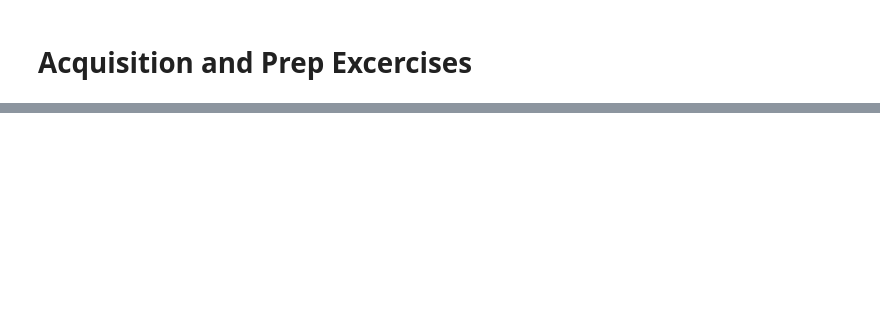
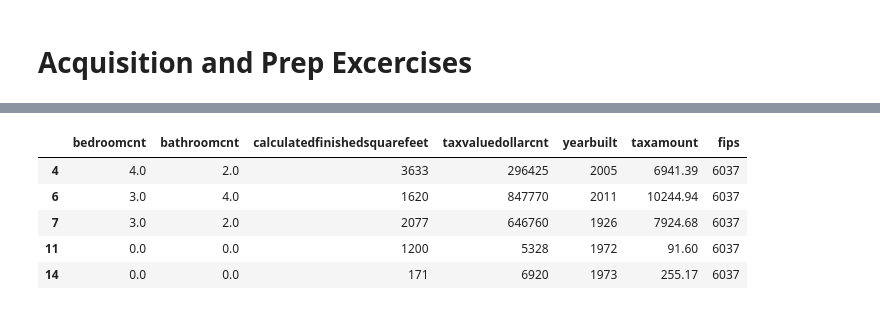
Before and after one commit to Marc-Aradillas/regression-exercises, a Jupyter notebook: wrangle.ipynb, the cells around one changed output, grey strips where cells are left out. Drawn from its saved outputs; the diff is of its cells as text; code cells hidden in the pictures; blank space fills up the shorter version.

```diff
--- a/wrangle.ipynb
+++ b/wrangle.ipynb
@@ -55,0 +186,3 @@ In these exercises, you will complete the first step toward the above goal: acqu
+# %%
+df.fips = df.fips.astype('int')
+df.fips
@@ -55,0 +204,3 @@ In these exercises, you will complete the first step toward the above goal: acqu
+# %%
+df.yearbuilt = df.yearbuilt.astype('int')
+df.yearbuilt
@@ -55,0 +258,9 @@ In these exercises, you will complete the first step toward the above goal: acqu
+# %%
+df.head()
+# %% [output]
+|  | bedroomcnt | bathroomcnt | calculatedfinishedsquarefeet | taxvaluedollarcnt | yearbuilt | taxamount | fips |
+| 4 | 4.0 | 2.0 | 3633 | 296425 | 2005 | 6941.39 | 6037 |
+| 6 | 3.0 | 4.0 | 1620 | 847770 | 2011 | 10244.94 | 6037 |
+| 7 | 3.0 | 2.0 | 2077 | 646760 | 1926 | 7924.68 | 6037 |
+| 11 | 0.0 | 0.0 | 1200 | 5328 | 1972 | 91.60 | 6037 |
+| 14 | 0.0 | 0.0 | 171 | 6920 | 1973 | 255.17 | 6037 |
```
Also changed, not shown: parts of 55 cells of this notebook, 1 other file.
